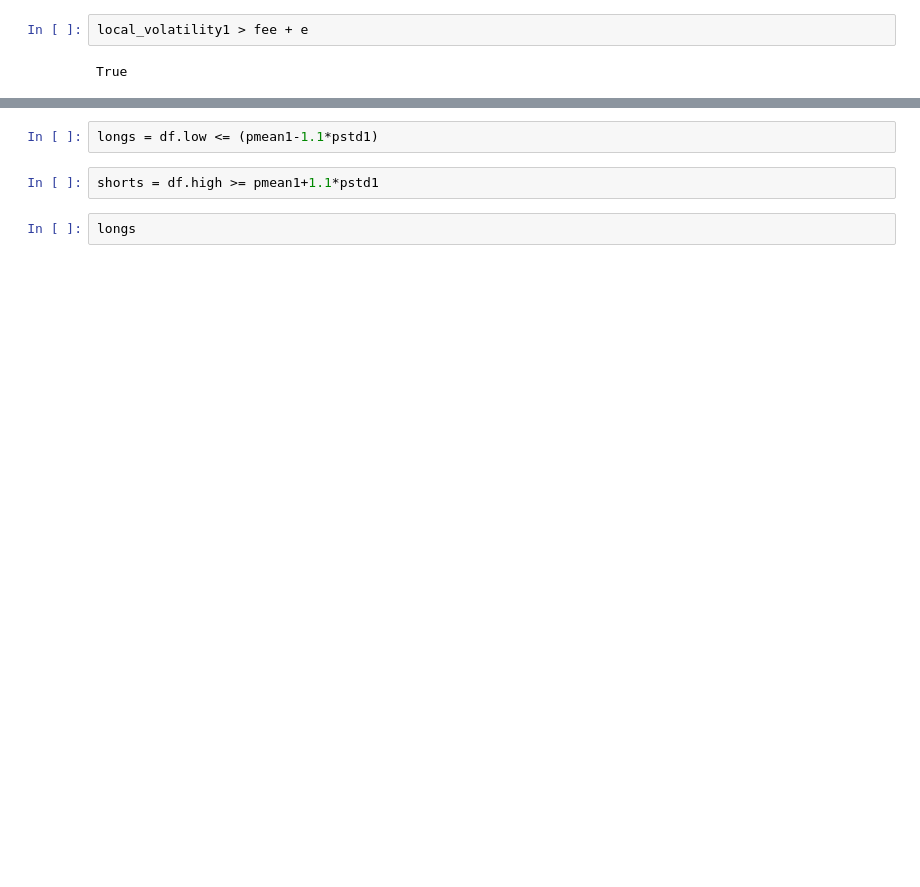
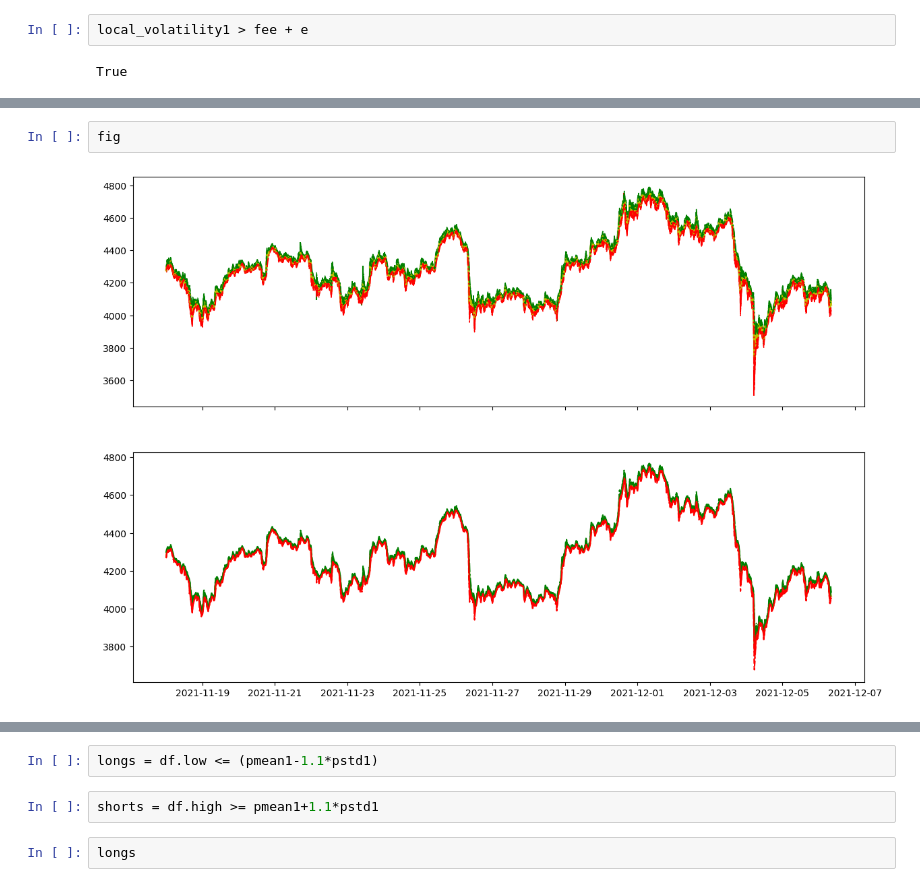
Before and after one commit to izzortsi/turbo-dolloplow, a Jupyter notebook: moving_grid_strategy.ipynb, the cells around one changed output, grey strips where cells are left out. Drawn from its saved outputs; the diff is of its cells as text; blank space fills up the shorter version.

```diff
--- a/moving_grid_strategy.ipynb
+++ b/moving_grid_strategy.ipynb
@@ -177,2 +177,6 @@ ax1.vlines(df.index, ymin=df.close+yerrs[1], ymax=yerrs[0]+df.close, color=color
+# %%
+fig
+# %% [output]
+[figure, added]
 # %%
 "TODO: backtest; real-time paper trading (get websockets working, process their data, apply strategy, register results etc)"
```
Also changed, not shown: parts of 15 cells of this notebook, 3 other files.
